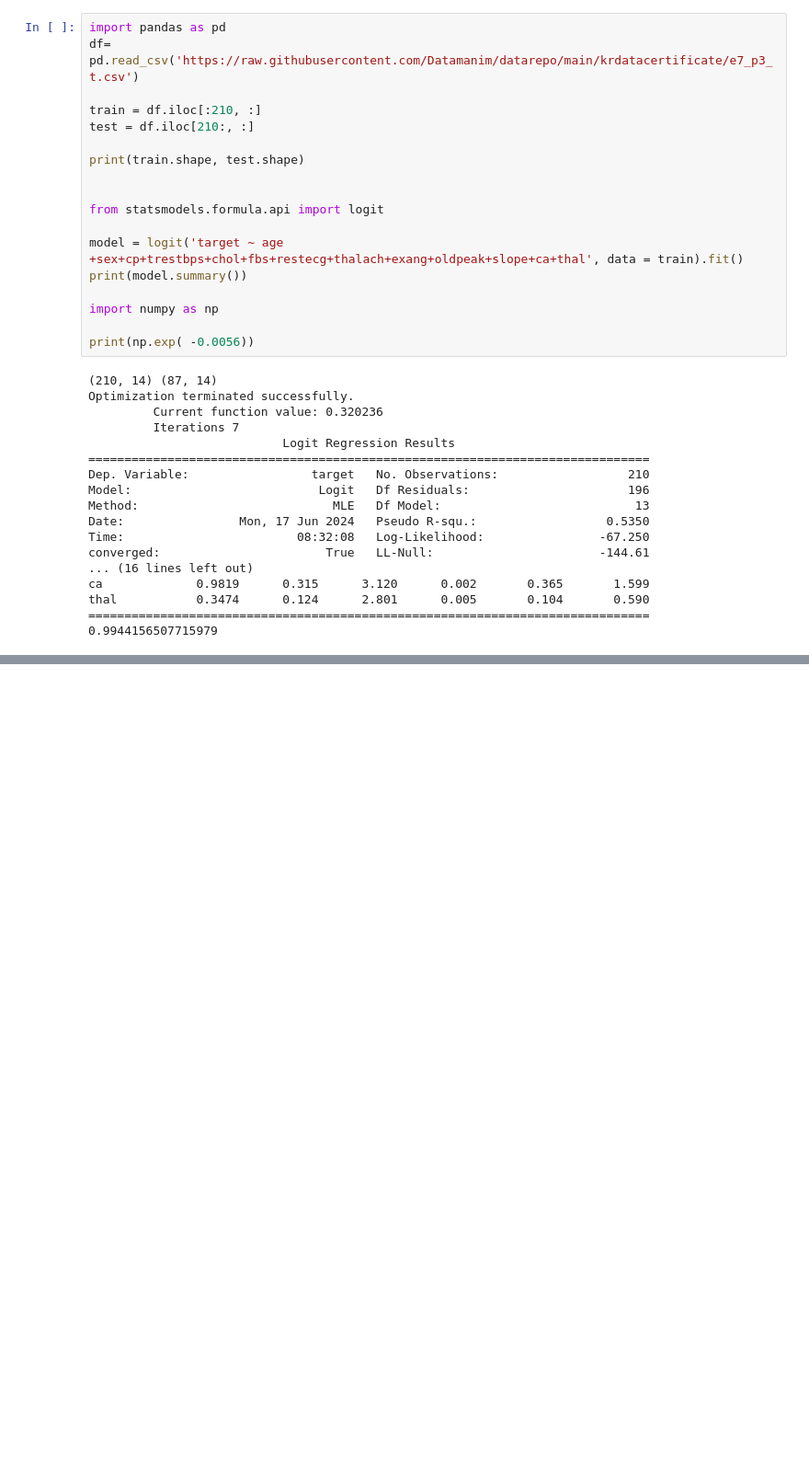
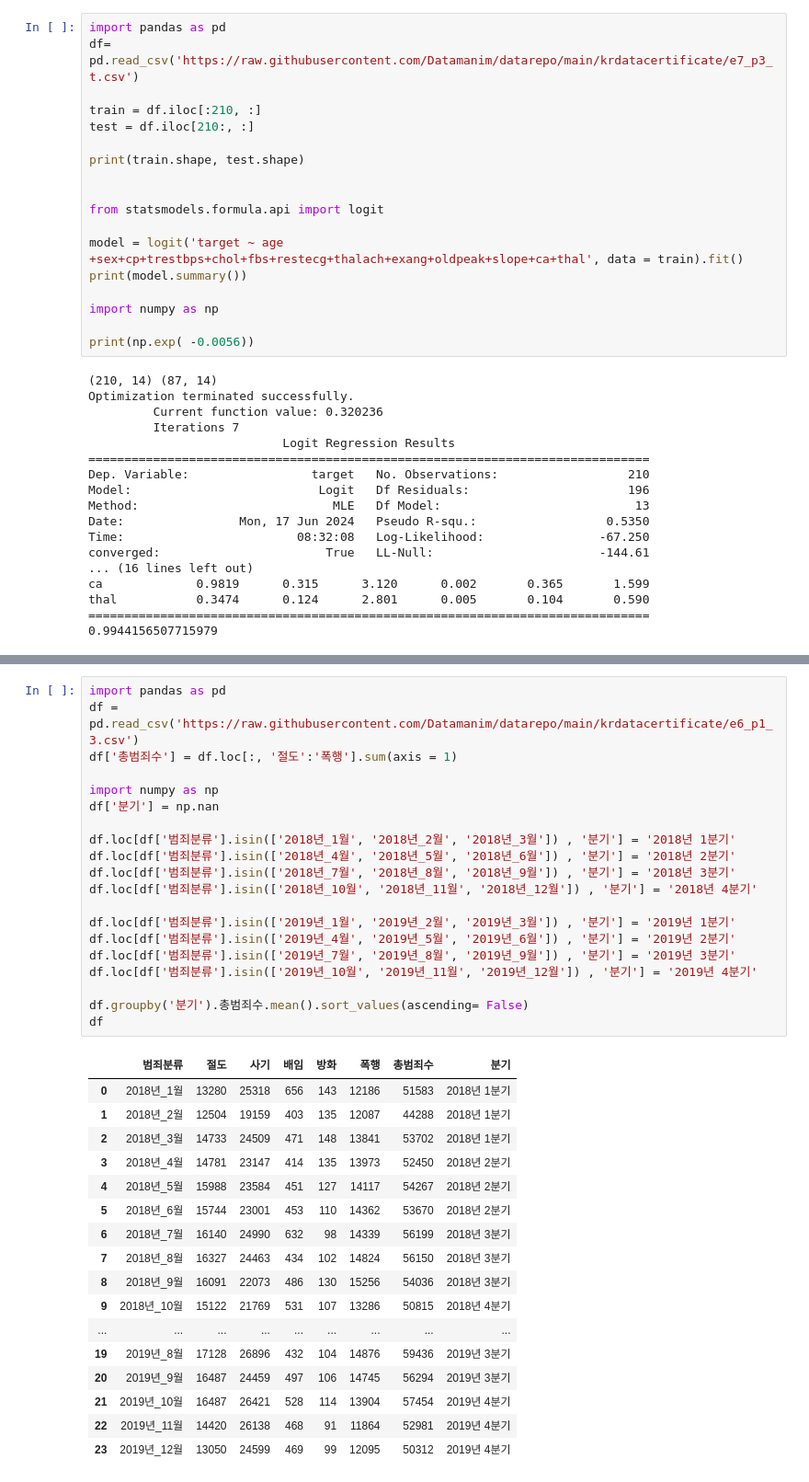
Before and after one commit to j2nhyeok/self-study, a Jupyter notebook: 빅분기 실기/데이터마님_기출_풀이.ipynb, the cells around one changed output, grey strips where cells are left out. Shown at 92% size. Cells and saved outputs as stored; diff of their text form; blank space fills up the shorter version.

```diff
--- a/빅분기 실기/데이터마님_기출_풀이.ipynb
+++ b/빅분기 실기/데이터마님_기출_풀이.ipynb
@@ -1776,0 +1825,38 @@ thal           0.3474      0.124      2.801      0.005       0.104       0.590
+# %%
+import pandas as pd
+df = pd.read_csv('https://raw.githubusercontent.com/Datamanim/datarepo/main/krdatacertificate/e6_p1_3.csv')
+df['총범죄수'] = df.loc[:, '절도':'폭행'].sum(axis = 1)
+
+import numpy as np
+df['분기'] = np.nan
+
+df.loc[df['범죄분류'].isin(['2018년_1월', '2018년_2월', '2018년_3월']) , '분기'] = '2018년 1분기'
+df.loc[df['범죄분류'].isin(['2018년_4월', '2018년_5월', '2018년_6월']) , '분기'] = '2018년 2분기'
+df.loc[df['범죄분류'].isin(['2018년_7월', '2018년_8월', '2018년_9월']) , '분기'] = '2018년 3분기'
+df.loc[df['범죄분류'].isin(['2018년_10월', '2018년_11월', '2018년_12월']) , '분기'] = '2018년 4분기'
+
+df.loc[df['범죄분류'].isin(['2019년_1월', '2019년_2월', '2019년_3월']) , '분기'] = '2019년 1분기'
+df.loc[df['범죄분류'].isin(['2019년_4월', '2019년_5월', '2019년_6월']) , '분기'] = '2019년 2분기'
+df.loc[df['범죄분류'].isin(['2019년_7월', '2019년_8월', '2019년_9월']) , '분기'] = '2019년 3분기'
+df.loc[df['범죄분류'].isin(['2019년_10월', '2019년_11월', '2019년_12월']) , '분기'] = '2019년 4분기'
+
+df.groupby('분기').총범죄수.mean().sort_values(ascending= False)
+df
+# %% [output]
+|  | 범죄분류 | 절도 | 사기 | 배임 | 방화 | 폭행 | 총범죄수 | 분기 |
+| 0 | 2018년_1월 | 13280 | 25318 | 656 | 143 | 12186 | 51583 | 2018년 1분기 |
+| 1 | 2018년_2월 | 12504 | 19159 | 403 | 135 | 12087 | 44288 | 2018년 1분기 |
+| 2 | 2018년_3월 | 14733 | 24509 | 471 | 148 | 13841 | 53702 | 2018년 1분기 |
+| 3 | 2018년_4월 | 14781 | 23147 | 414 | 135 | 13973 | 52450 | 2018년 2분기 |
+| 4 | 2018년_5월 | 15988 | 23584 | 451 | 127 | 14117 | 54267 | 2018년 2분기 |
+| 5 | 2018년_6월 | 15744 | 23001 | 453 | 110 | 14362 | 53670 | 2018년 2분기 |
+| 6 | 2018년_7월 | 16140 | 24990 | 632 | 98 | 14339 | 56199 | 2018년 3분기 |
+| 7 | 2018년_8월 | 16327 | 24463 | 434 | 102 | 14824 | 56150 | 2018년 3분기 |
+| 8 | 2018년_9월 | 16091 | 22073 | 486 | 130 | 15256 | 54036 | 2018년 3분기 |
+| 9 | 2018년_10월 | 15122 | 21769 | 531 | 107 | 13286 | 50815 | 2018년 4분기 |
+| ... | ... | ... | ... | ... | ... | ... | ... | ... |
+| 19 | 2019년_8월 | 17128 | 26896 | 432 | 104 | 14876 | 59436 | 2019년 3분기 |
+| 20 | 2019년_9월 | 16487 | 24459 | 497 | 106 | 14745 | 56294 | 2019년 3분기 |
+| 21 | 2019년_10월 | 16487 | 26421 | 528 | 114 | 13904 | 57454 | 2019년 4분기 |
+| 22 | 2019년_11월 | 14420 | 26138 | 468 | 91 | 11864 | 52981 | 2019년 4분기 |
+| 23 | 2019년_12월 | 13050 | 24599 | 469 | 99 | 12095 | 50312 | 2019년 4분기 |
```
Also changed, not shown: parts of 16 cells of this notebook.
